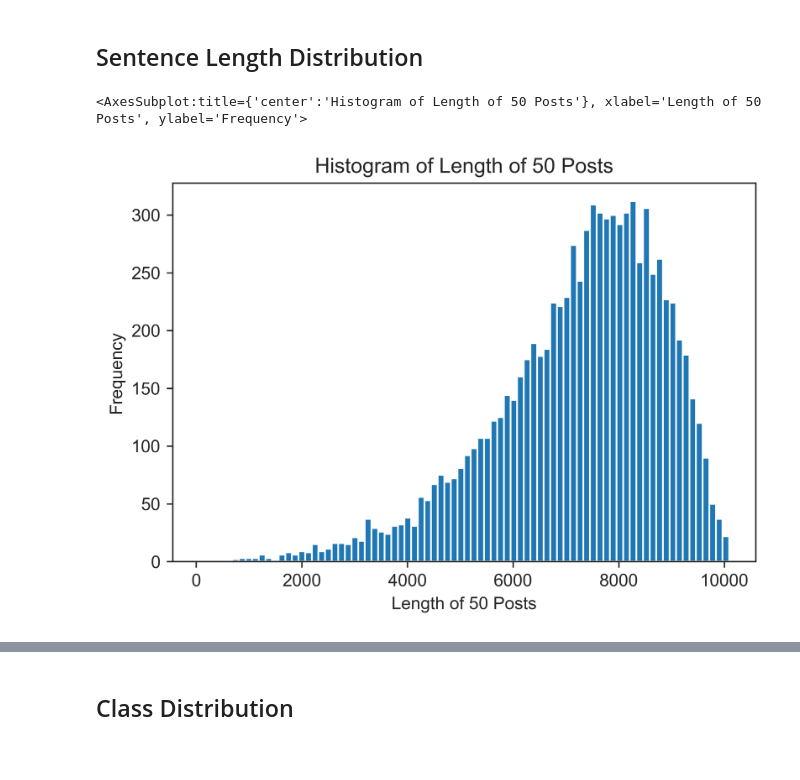
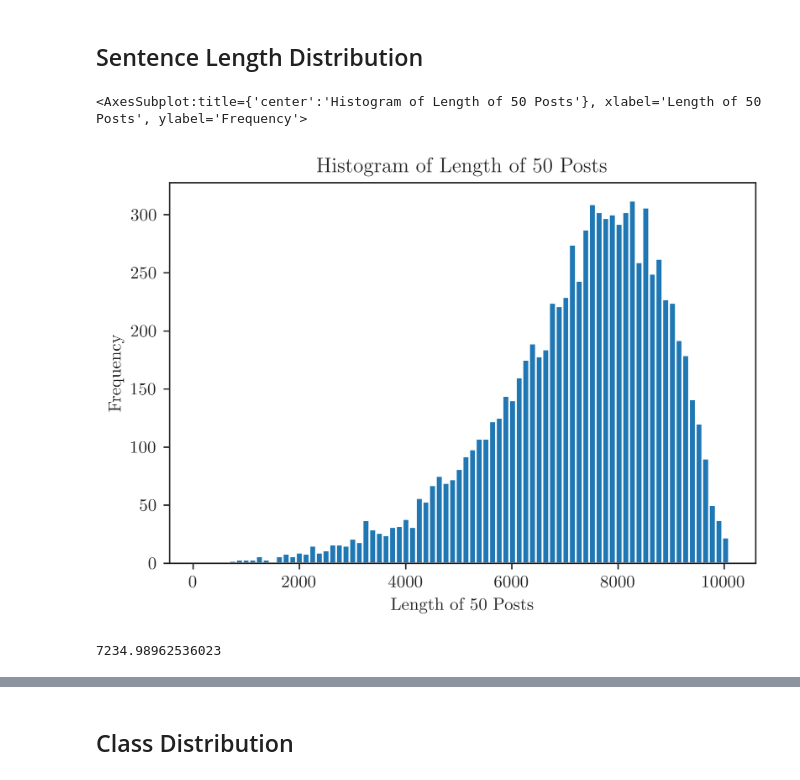
Before and after one commit to vincentleooo/CDS-Project-2021, a Jupyter notebook: personality_code/data visualisation.ipynb, the cells around one changed output, grey strips where cells are left out. Cells and saved outputs as stored; diff of their text form; code cells hidden in the pictures.

```diff
--- a/personality_code/data visualisation.ipynb
+++ b/personality_code/data visualisation.ipynb
@@ -3,7 +3,7 @@ import pandas as pd
 import matplotlib.pyplot as plt
 import seaborn as sns
 # %%
-df = pd.read_csv('mbti_1.csv', index_col=None)
+df = pd.read_csv('../personality_dataset/mbti_1.csv', index_col=None)
 df
 # %% [output]
 |  | type | posts |
@@ -42,10 +42,16 @@ RcParams({'axes.prop_cycle': cycler('color', ['#0072B2', '#009E73', '#D55E00', '
 # %%
 df['len'] = df['posts'].apply(lambda s : len(s))
 sns.set_style("ticks")
+plt.rc('text', usetex=True)
+plt.rc('font', family='serif')
 plt.figure(dpi=600)
 plt.title("Histogram of Length of 50 Posts")
 plt.xlabel("Length of 50 Posts")
 df['len'].plot.hist(bins=80)
 # %% [output]
 <AxesSubplot:title={'center':'Histogram of Length of 50 Posts'}, xlabel='Length of 50 Posts', ylabel='Frequency'>
-[figure, old version]
+[figure, new version]
+# %%
+df.len.mean()
+# %% [output]
+7234.98962536023
```
Also changed, not shown: parts of 7 cells of this notebook, 27 other files.
